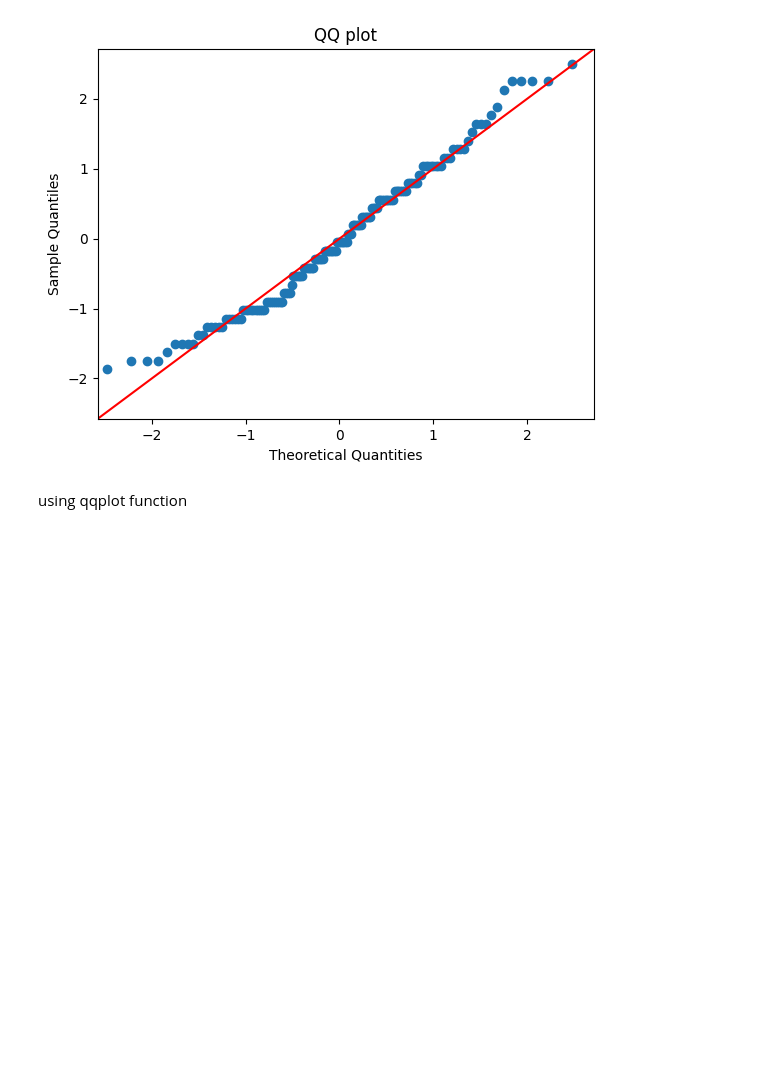
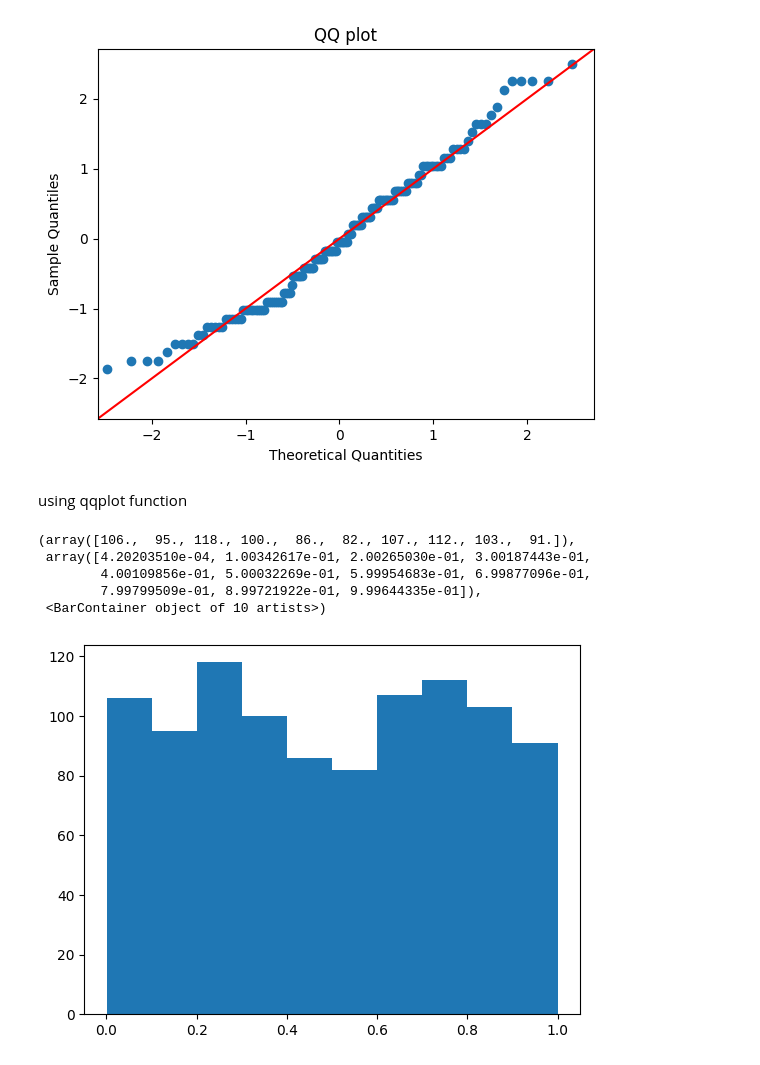
Before and after one commit to meetsudra11/mathismust, a Jupyter notebook: QQplot.ipynb, the cells around one changed output. Drawn from its saved outputs; the diff is of its cells as text; code cells hidden in the pictures; blank space fills up the shorter version.

Commit message:
QQ_plot

```diff
--- a/QQplot.ipynb
+++ b/QQplot.ipynb
@@ -80,3 +80,16 @@ plt.show()
 [figure]
 # %% [markdown]
 using qqplot function
+# %%
+# Letss see a uniformly distributed data
+
+x = np.random.uniform(low=0, high=1, size=1000)
+# %%
+plt.hist(x)
+# %% [output]
+(array([106.,  95., 118., 100.,  86.,  82., 107., 112., 103.,  91.]),
+ array([4.20203510e-04, 1.00342617e-01, 2.00265030e-01, 3.00187443e-01,
+        4.00109856e-01, 5.00032269e-01, 5.99954683e-01, 6.99877096e-01,
+        7.99799509e-01, 8.99721922e-01, 9.99644335e-01]),
+ <BarContainer object of 10 artists>)
+[figure, added]
```
Also changed, not shown: parts of 3 cells of this notebook.
